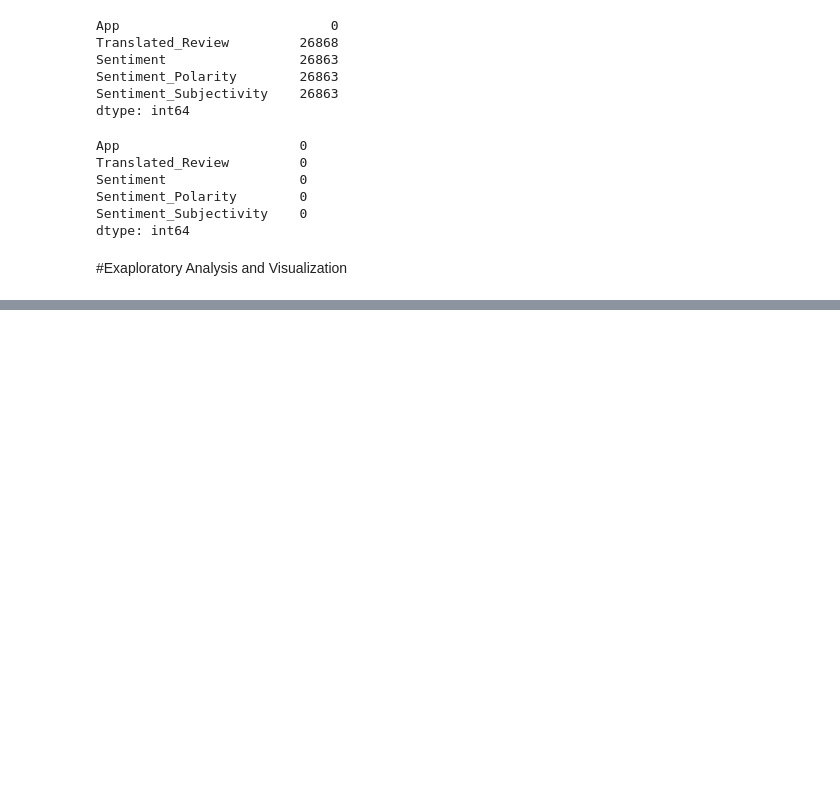
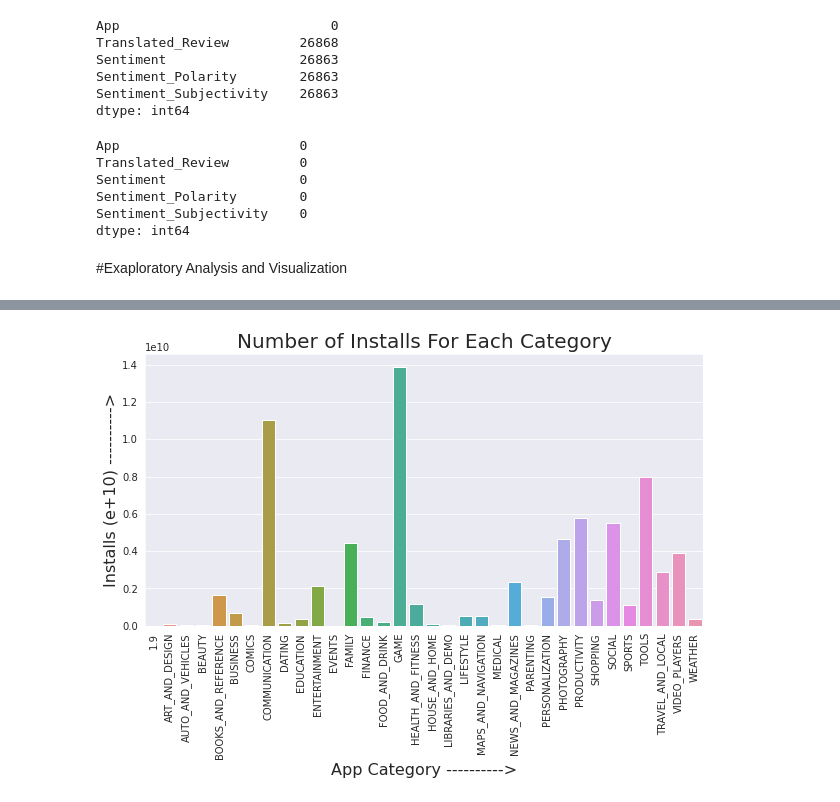
Before and after one commit to anupstar100/Google-Play-Store-App-Review-EDA-, a Jupyter notebook: Play_Store_App_Review_Analysis_Capstone_Project.ipynb, the cells around one changed output, grey strips where cells are left out. Drawn from its saved outputs; the diff is of its cells as text; code cells hidden in the pictures; blank space fills up the shorter version.

```diff
--- a/Play_Store_App_Review_Analysis_Capstone_Project.ipynb
+++ b/Play_Store_App_Review_Analysis_Capstone_Project.ipynb
@@ -481,0 +499,17 @@ dtype: int64
+# %%
+# NUMBER OF INSTALLS FOR EACH CATEGORY
+
+categories = apps_df.groupby('Category')
+category_installs_sum_df = categories[['Installs']].sum().reset_index()   # TO CONVERT GROUP BY OBJECTS INTO DATAFRAME
+
+plt.figure(figsize = (10, 5))
+sns.barplot(x = 'Category', y = 'Installs', data=category_installs_sum_df)
+
+plt.xticks(rotation = 90)
+plt.xlabel('App Category ---------->', size = 16)
+plt.ylabel('Installs (e+10) ---------->', size = 16)
+plt.title('Number of Installs For Each Category', size = 20)
+
+plt.show()
+# %% [output]
+[figure, added]
```
Also changed, not shown: parts of 2 cells of this notebook.
